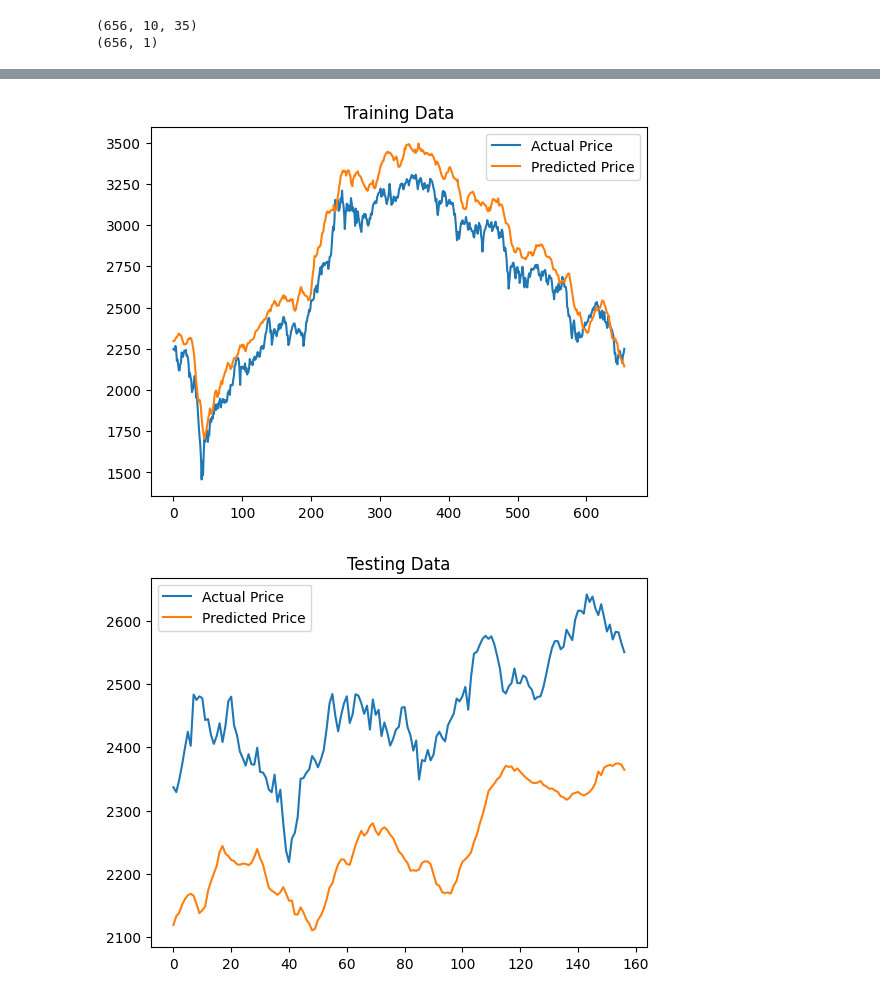
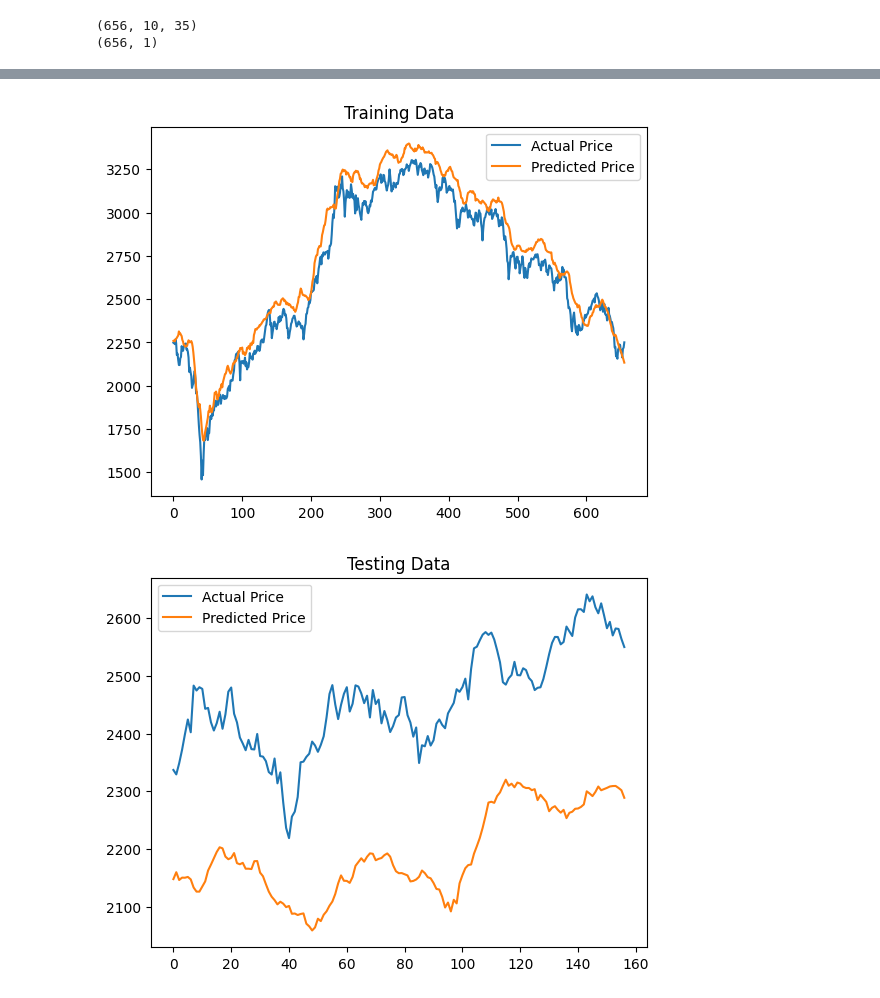
Before and after one commit to Gayeon6423/-AI-, a Jupyter notebook: LSTM.ipynb, the cells around one changed output, grey strips where cells are left out. Drawn from its saved outputs; the diff is of its cells as text; code cells hidden in the pictures.

```diff
--- a/LSTM.ipynb
+++ b/LSTM.ipynb
@@ -157,7 +165,7 @@ checkpoint = ModelCheckpoint(filename,
 # model.compile(optimizer='adam', loss='mean_squared_error')
 
 # 모델 학습
-history = model.fit(trainX, trainY, epochs=300, batch_size=64,
+history = model.fit(trainX, trainY, epochs=1000, batch_size=64,
           validation_split=0.1, verbose=2,callbacks=[checkpoint])
 
 model.save_weights('./lstm_weights.h1')
@@ -219,5 +227,5 @@ Epoch 300: val_loss did not improve from 4055.61938
-[figure, old version]
+[figure, new version]
-[figure, old version]
+[figure, new version]
 # %%
 # # 데이터 분할
 # train_size = int(len(data) * 0.8)
```
Also changed, not shown: parts of 6 cells of this notebook.
